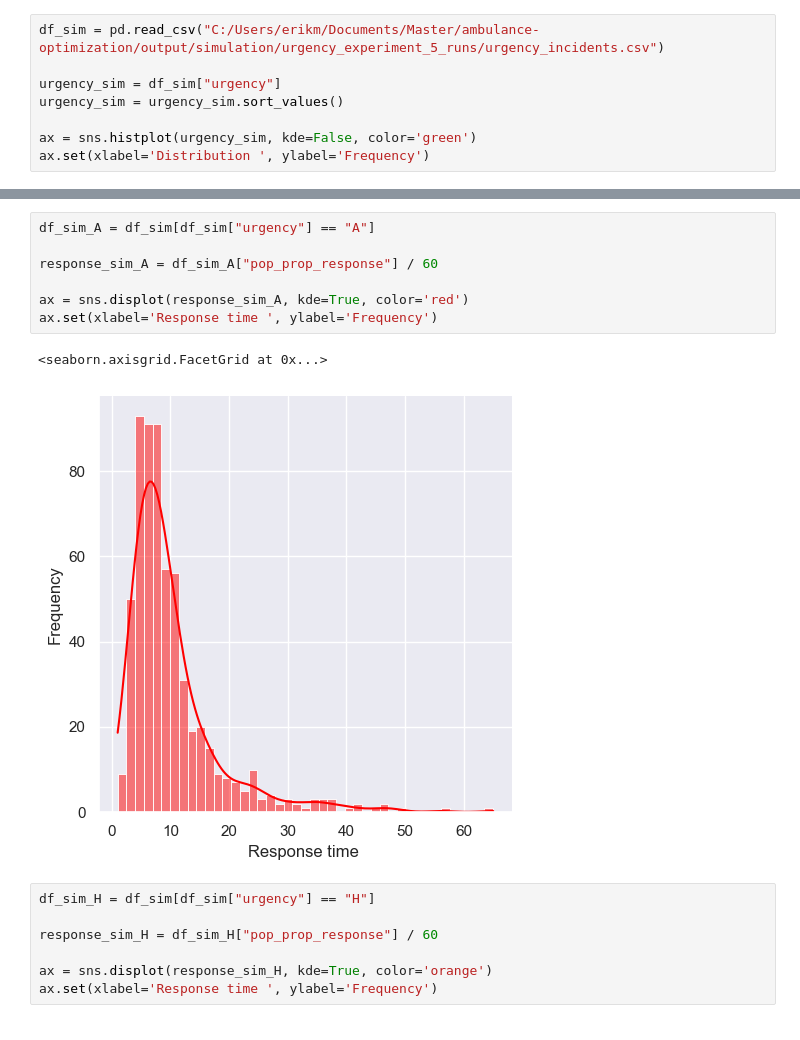
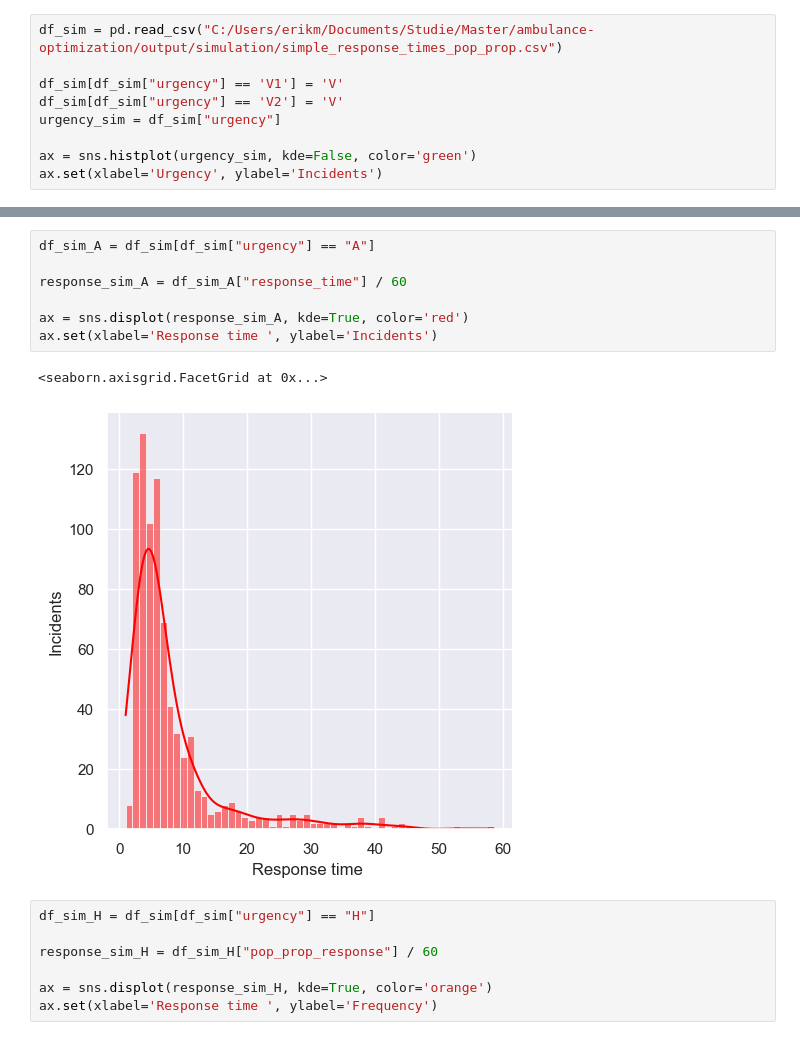
Before and after one commit to erikmoh/ambulance-optimization, a Jupyter notebook: scripts/prob_dist.ipynb, the cells around one changed output, grey strips where cells are left out. Drawn from its saved outputs; the diff is of its cells as text.

```diff
--- a/scripts/prob_dist.ipynb
+++ b/scripts/prob_dist.ipynb
@@ -81,9 +193,10 @@ ax.set(xlabel='Distribution ', ylabel='Frequency')
 # %%
-df_sim = pd.read_csv("C:/Users/erikm/Documents/Master/ambulance-optimization/output/simulation/urgency_experiment_5_runs/urgency_incidents.csv")
+df_sim = pd.read_csv("C:/Users/erikm/Documents/Studie/Master/ambulance-optimization/output/simulation/simple_response_times_pop_prop.csv")
 
+df_sim[df_sim["urgency"] == 'V1'] = 'V'
+df_sim[df_sim["urgency"] == 'V2'] = 'V'
 urgency_sim = df_sim["urgency"]
-urgency_sim = urgency_sim.sort_values()
 
 ax = sns.histplot(urgency_sim, kde=False, color='green')
-ax.set(xlabel='Distribution ', ylabel='Frequency')
+ax.set(xlabel='Urgency', ylabel='Incidents')
 # %% [output]
@@ -107,13 +220,13 @@ ax.set(xlabel='Distribution ', ylabel='Frequency')
 # %%
 df_sim_A = df_sim[df_sim["urgency"] == "A"]
 
-response_sim_A = df_sim_A["pop_prop_response"] / 60
+response_sim_A = df_sim_A["response_time"] / 60
 
 ax = sns.displot(response_sim_A, kde=True, color='red')
-ax.set(xlabel='Response time ', ylabel='Frequency')
+ax.set(xlabel='Response time ', ylabel='Incidents')
 # %% [output]
 <seaborn.axisgrid.FacetGrid at 0x...>
-[figure, old version]
+[figure, new version]
 # %%
 df_sim_H = df_sim[df_sim["urgency"] == "H"]
 
```
Also changed, not shown: parts of 16 cells of this notebook, 11 other files.
